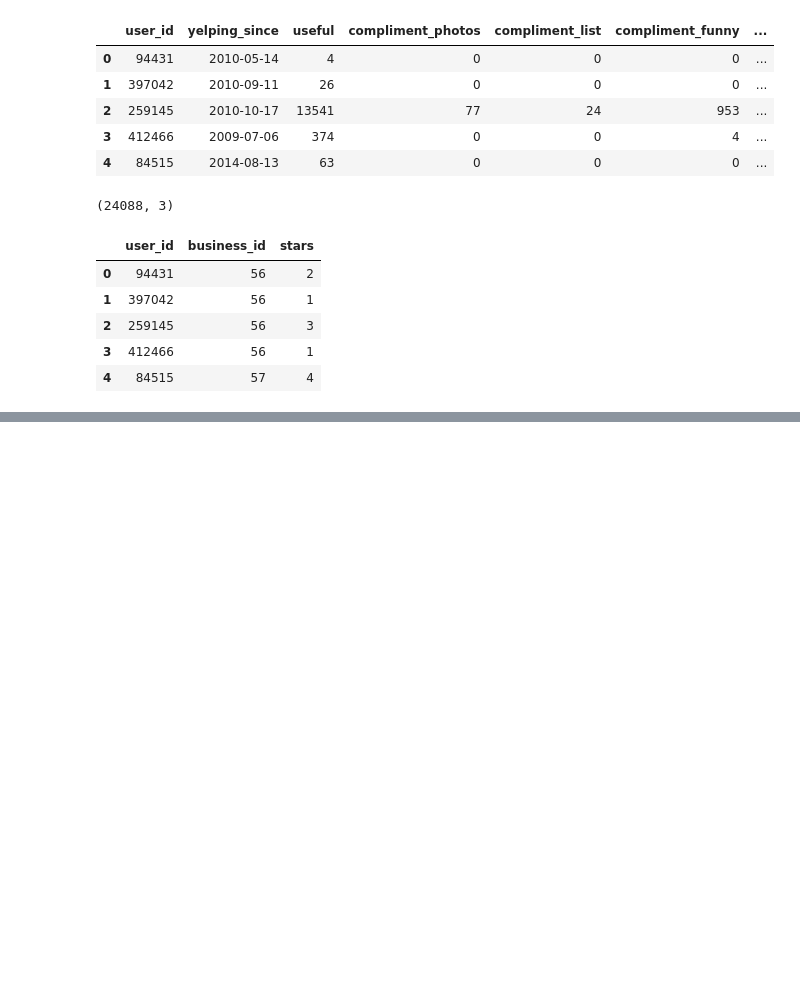
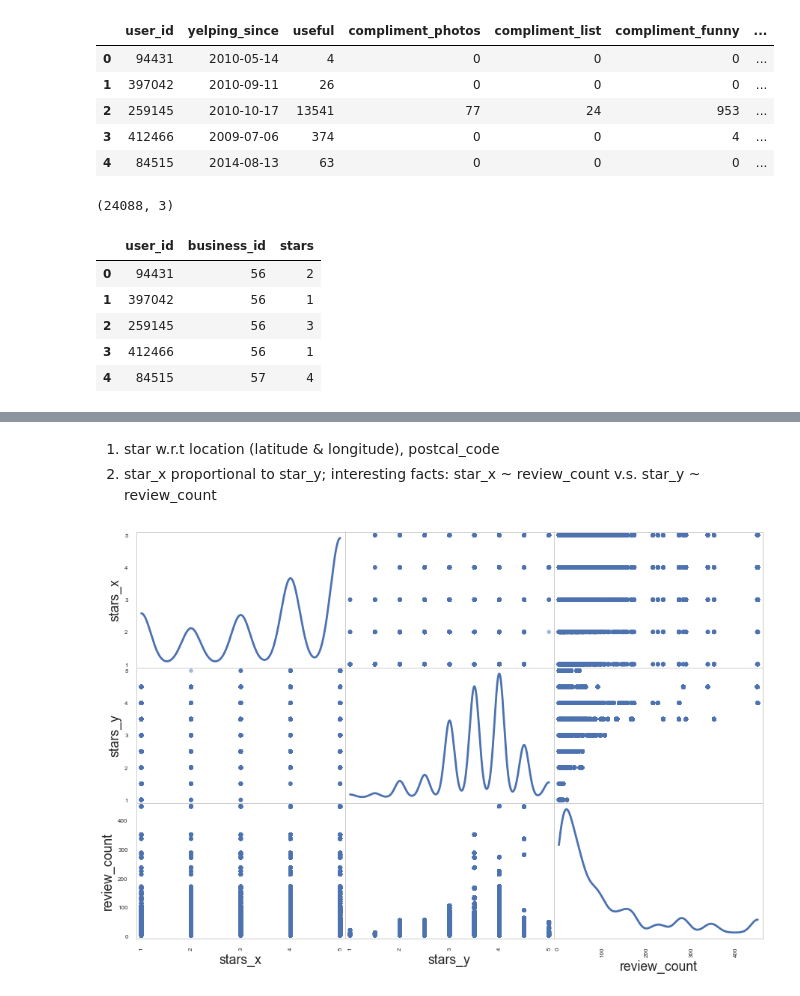
Before and after one commit to xuwd11/Recommender_Systems, a Jupyter notebook: 03_EDA.ipynb, the cells around one changed output, grey strips where cells are left out. Saved outputs shown, nothing was run; the diff lists cells and outputs as text; code cells hidden in the pictures; blank space fills up the shorter version.

```diff
--- a/03_EDA.ipynb
+++ b/03_EDA.ipynb
@@ -64,0 +104,7 @@ display(datar.head())
+# %%
+## inner join business (dfb) & stars (datar)
+## p.s. stars_x represent star given by single user
+##      stars_y represent average stars of restaurant
+
+df_br = datar.merge(dfb, left_on="business_id", right_on="business_id")
+df_br.head()
@@ -64,0 +119,3 @@ display(datar.head())
+# %% [markdown]
+1. star w.r.t location (latitude & longitude), postcal_code
+2. star_x proportional to star_y; interesting facts: star_x ~ review_count v.s. star_y ~ review_count
@@ -64,0 +135,6 @@ display(datar.head())
+# %%
+fig, ax = plt.subplots(1,1, figsize=(15,10))
+axes = scatter_matrix(df_br[['stars_x', 'stars_y', 'review_count']], alpha=0.5, diagonal='kde', ax=ax)
+plt.show()
+# %% [output]
+[figure, added]
```
Also changed, not shown: parts of 22 cells of this notebook.
